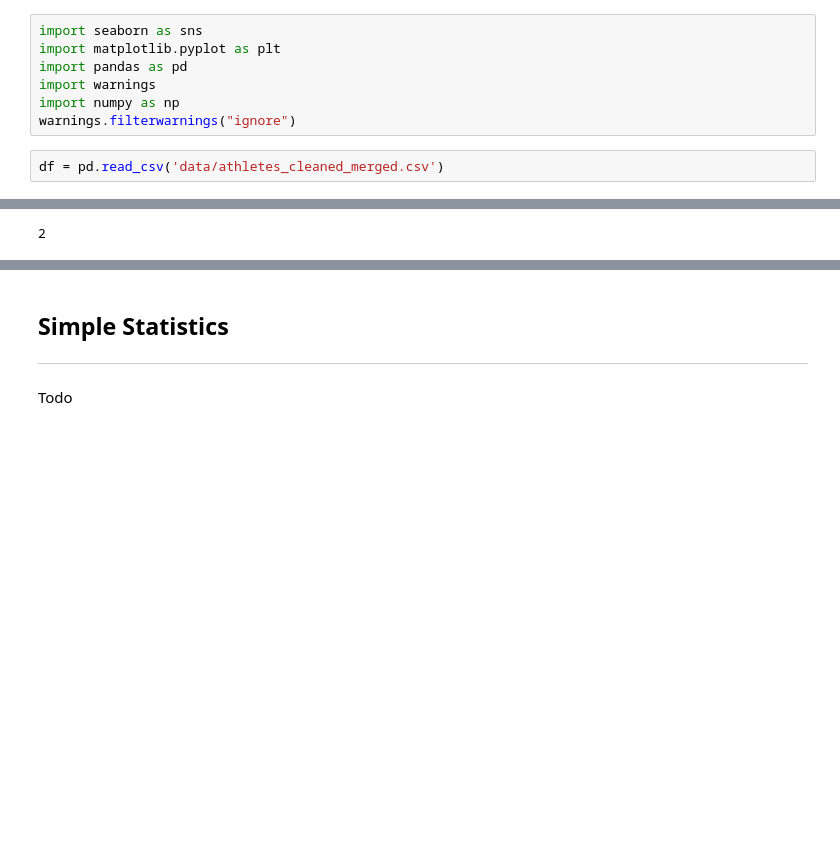
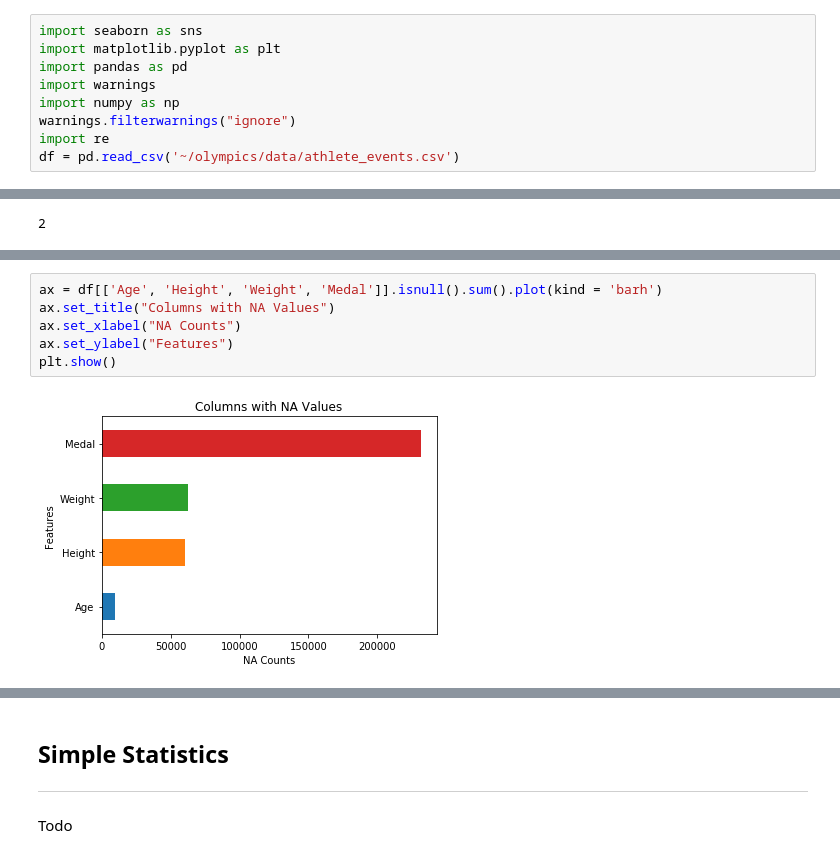
Before and after one commit to i4a/olympics, a Jupyter notebook: LabAssignmentOne.ipynb, the cells around one changed output, grey strips where cells are left out. Drawn from its saved outputs; the diff is of its cells as text; blank space fills up the shorter version.

```diff
--- a/LabAssignmentOne.ipynb
+++ b/LabAssignmentOne.ipynb
@@ -13,8 +13,8 @@ import pandas as pd
 import warnings
 import numpy as np
 warnings.filterwarnings("ignore")
+import re
+df = pd.read_csv('~/olympics/data/athlete_events.csv')
-# %%
-df = pd.read_csv('data/athletes_cleaned_merged.csv')
 # %% [markdown]
 ## Business Understanding
 ---
@@ -41,0 +46,8 @@ Todo
+# %%
+ax = df[['Age', 'Height', 'Weight', 'Medal']].isnull().sum().plot(kind = 'barh')
+ax.set_title("Columns with NA Values")
+ax.set_xlabel("NA Counts")
+ax.set_ylabel("Features")
+plt.show()
+# %% [output]
+[figure, added]
```
Also changed, not shown: parts of 22 cells of this notebook.
